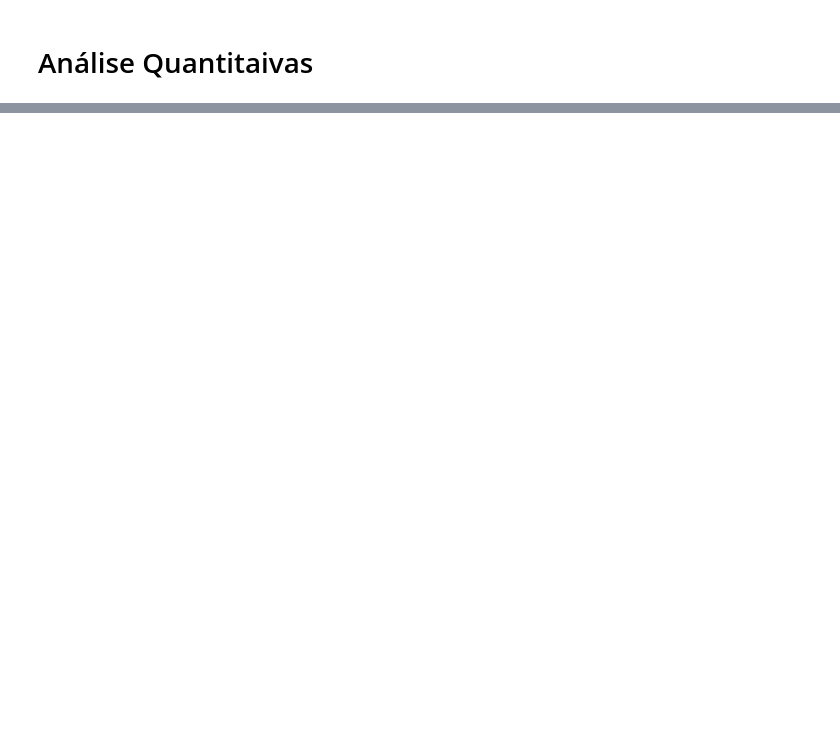
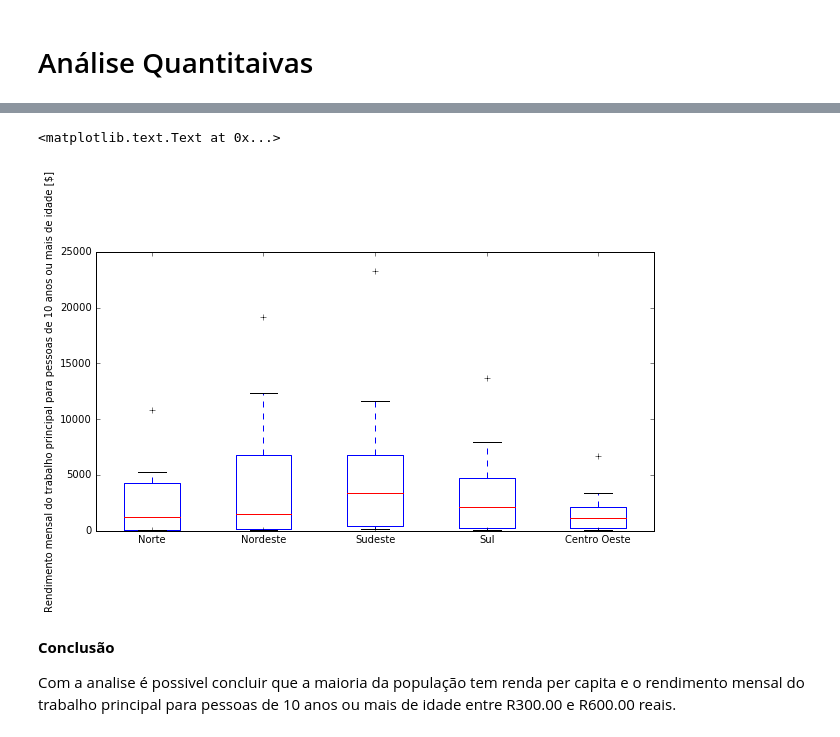
Before and after one commit to carloshljr/CD, a Jupyter notebook: Aula02 Atividade Variáveis Qualitativas com PNAD.ipynb, the cells around one changed output, grey strips where cells are left out. Saved outputs shown, nothing was run; the diff lists cells and outputs as text; code cells hidden in the pictures; blank space fills up the shorter version.

```diff
--- a/Aula02 Atividade Variáveis Qualitativas com PNAD.ipynb
+++ b/Aula02 Atividade Variáveis Qualitativas com PNAD.ipynb
@@ -428,0 +482,3 @@ O perfil do aluno que cursa o ensino médio, incluindo o pré vestibular, e que
+# %%
+ut_renmens=pd.cut(dados.V4718,faixas)
+print(ut_renmens.value_counts(True)*100)
@@ -428,0 +513,12 @@ O perfil do aluno que cursa o ensino médio, incluindo o pré vestibular, e que
+# %%
+ct1 = pd.crosstab(ut_renmens,dados.Regioes)
+plot = ct1.plot(kind='box',figsize = (10,5))
+plt.ylabel("Rendimento mensal do trabalho principal para pessoas de 10 anos ou mais de idade [$]")
+plt.title("")
+# %% [output]
+<matplotlib.text.Text at 0x...>
+[figure, added]
+# %% [markdown]
+**Conclusão**
+
+Com a analise é possivel concluir que a maioria da população tem renda per capita e o rendimento mensal do trabalho principal para pessoas de 10 anos ou mais de idade entre R300.00 e R600.00 reais.
```
Also changed, not shown: parts of 27 cells of this notebook.
